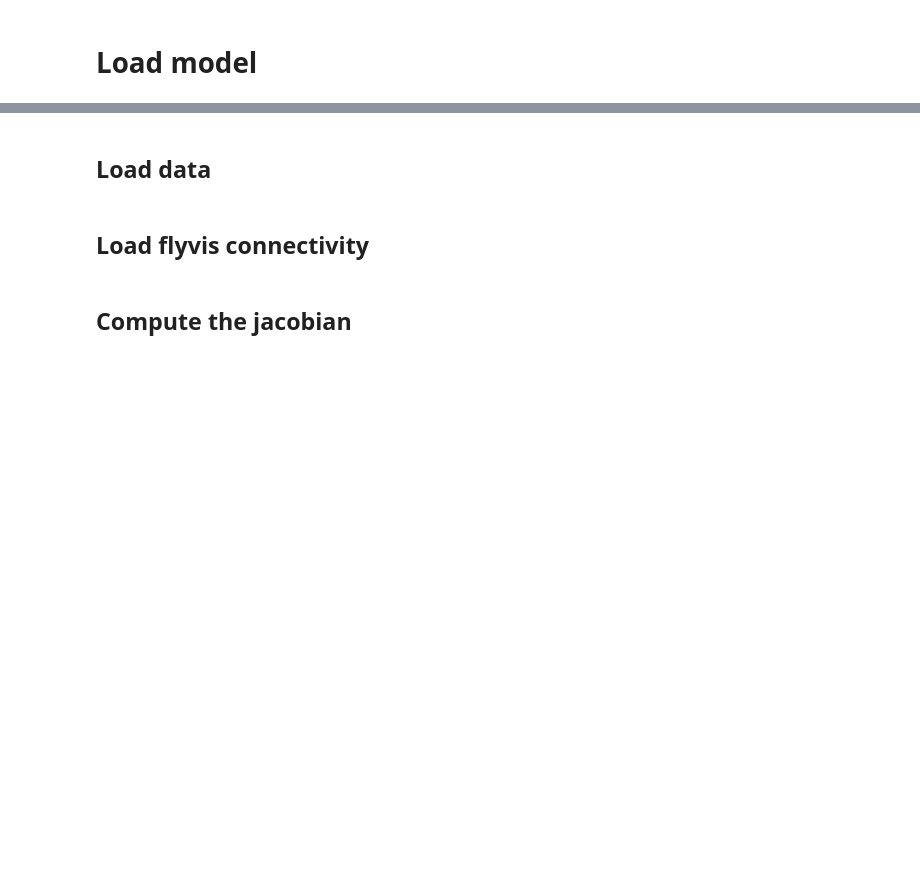
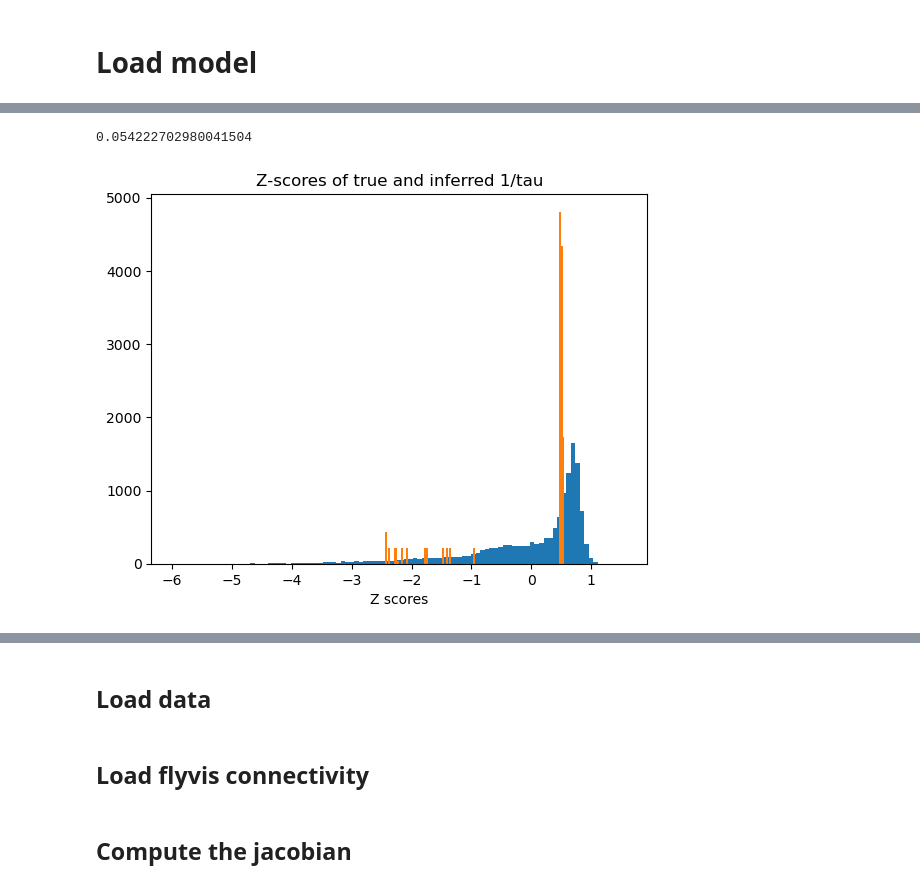
Before and after one commit to saalfeldlab/NeuralGraph, a Jupyter notebook: src/LatentEvolution/latent_space.ipynb, the cells around one changed output, grey strips where cells are left out. Saved outputs shown, nothing was run; the diff lists cells and outputs as text; code cells hidden in the pictures; blank space fills up the shorter version.

```diff
--- a/src/LatentEvolution/latent_space.ipynb
+++ b/src/LatentEvolution/latent_space.ipynb
@@ -48,0 +141,17 @@ model.eval()
+# %%
+from sklearn.linear_model import LinearRegression
+
+lm = LinearRegression()
+lm.fit(inverse_tau[:, np.newaxis], jac_diag)
+lm.score(inverse_tau[:, np.newaxis], jac_diag)
+# %% [output]
+0.054222702980041504
+# %%
+plt.hist(-(jac_diag-jac_diag.mean())/jac_diag.std(), bins=100, label="-ve jacobian")
+
+plt.hist((inverse_tau - inverse_tau.mean())/inverse_tau.std(), bins=100, label="true 1/tau")
+plt.xlabel("Z scores")
+plt.title("Z-scores of true and inferred 1/tau")
+pass
+# %% [output]
+[figure, added]
```
Also changed, not shown: parts of 13 cells of this notebook, 1 other file.
